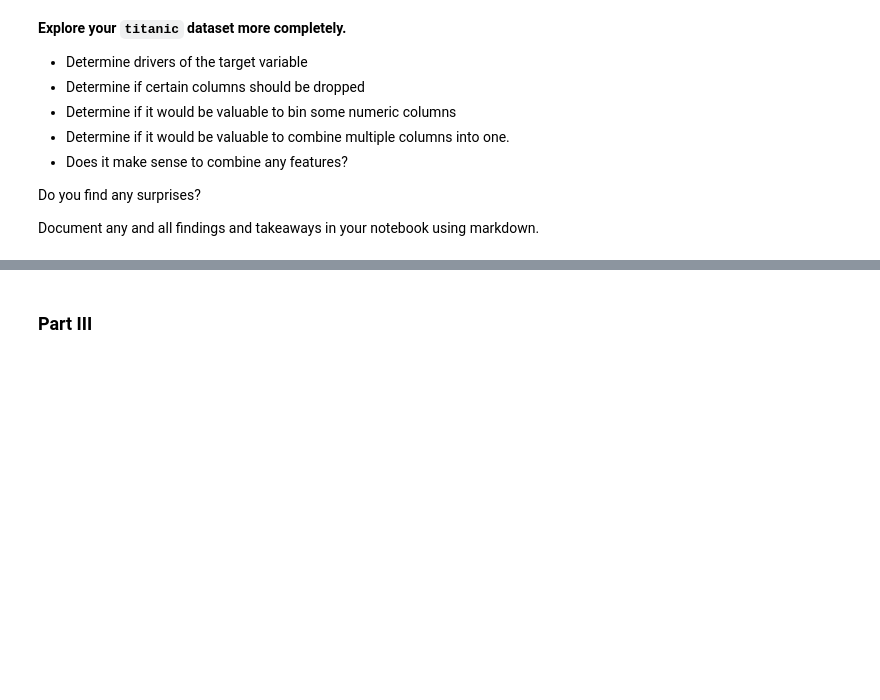
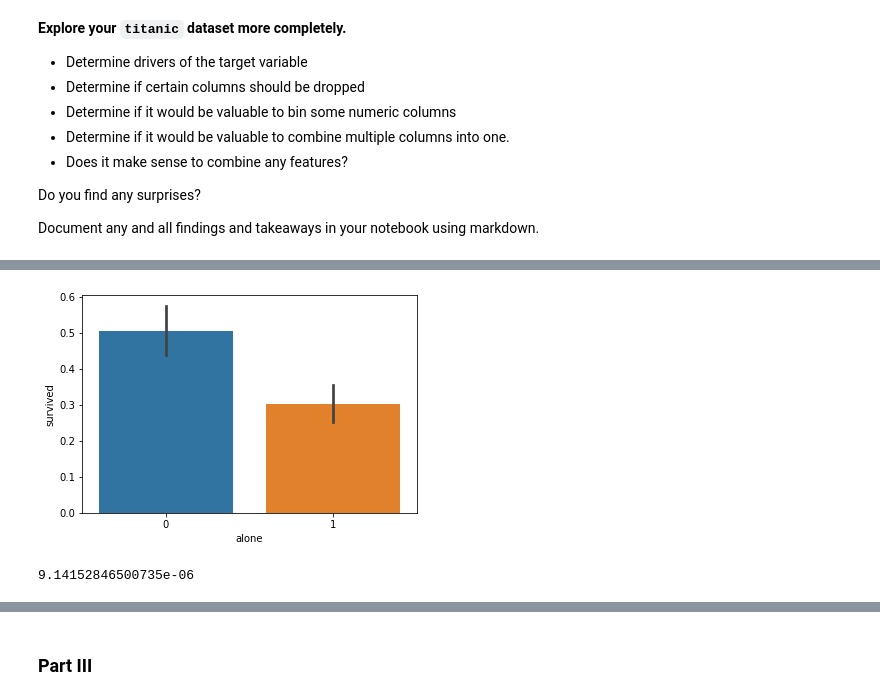
Before and after one commit to nadia-paz/classification-exercises, a Jupyter notebook: classification_exercises.ipynb, the cells around one changed output, grey strips where cells are left out. Drawn from its saved outputs; the diff is of its cells as text; code cells hidden in the pictures; blank space fills up the shorter version.

```diff
--- a/classification_exercises.ipynb
+++ b/classification_exercises.ipynb
@@ -972,3 +982,7 @@ We can identify setosa from other species using petal length/width characteristi
 Do you find any surprises?
 
 Document any and all findings and takeaways in your notebook using markdown.
+# %%
+titanic_df = ac.get_titanic_data()
+# %%
+titanic_df = pr.prep_titanic(titanic_df)
@@ -974,0 +993,5 @@ Document any and all findings and takeaways in your notebook using markdown.
+# %%
+train_titanic, validate_titanic, test_titanic = pr.split_db(titanic_df, 'survived')
+# %%
+#impute missing values
+train_titanic, validate_titanic, test_titanic = pr.impute_titanic(train_titanic, validate_titanic, test_titanic)
@@ -974,0 +1053,4 @@ Document any and all findings and takeaways in your notebook using markdown.
+# %%
+sns.barplot(data = train_titanic, x = 'alone', y = 'survived');
+# %% [output]
+[figure, added]
@@ -974,0 +1059,4 @@ Document any and all findings and takeaways in your notebook using markdown.
+# %%
+stats.chi2_contingency(observed)[1]
+# %% [output]
+9.14152846500735e-06
```
Also changed, not shown: parts of 22 cells of this notebook.
